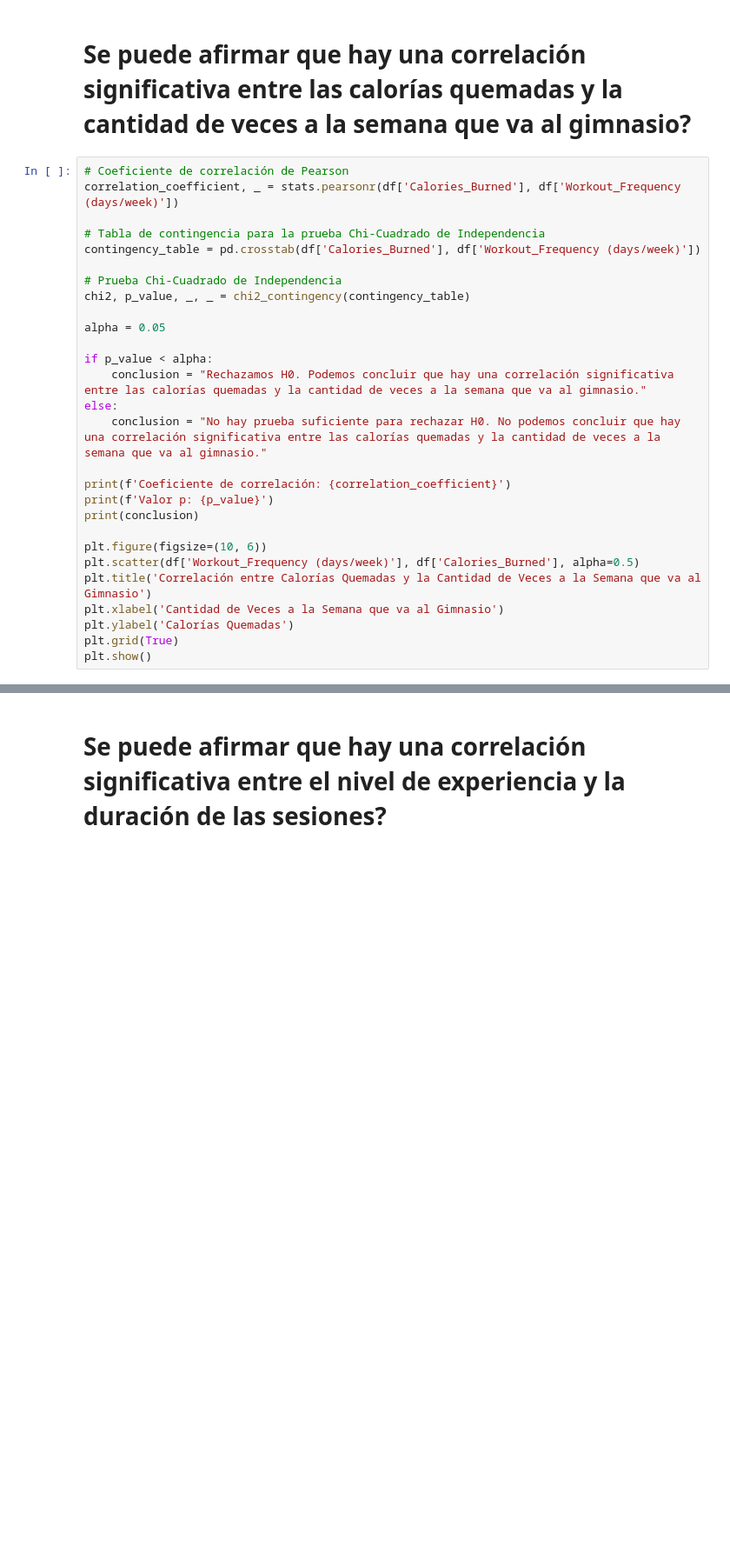
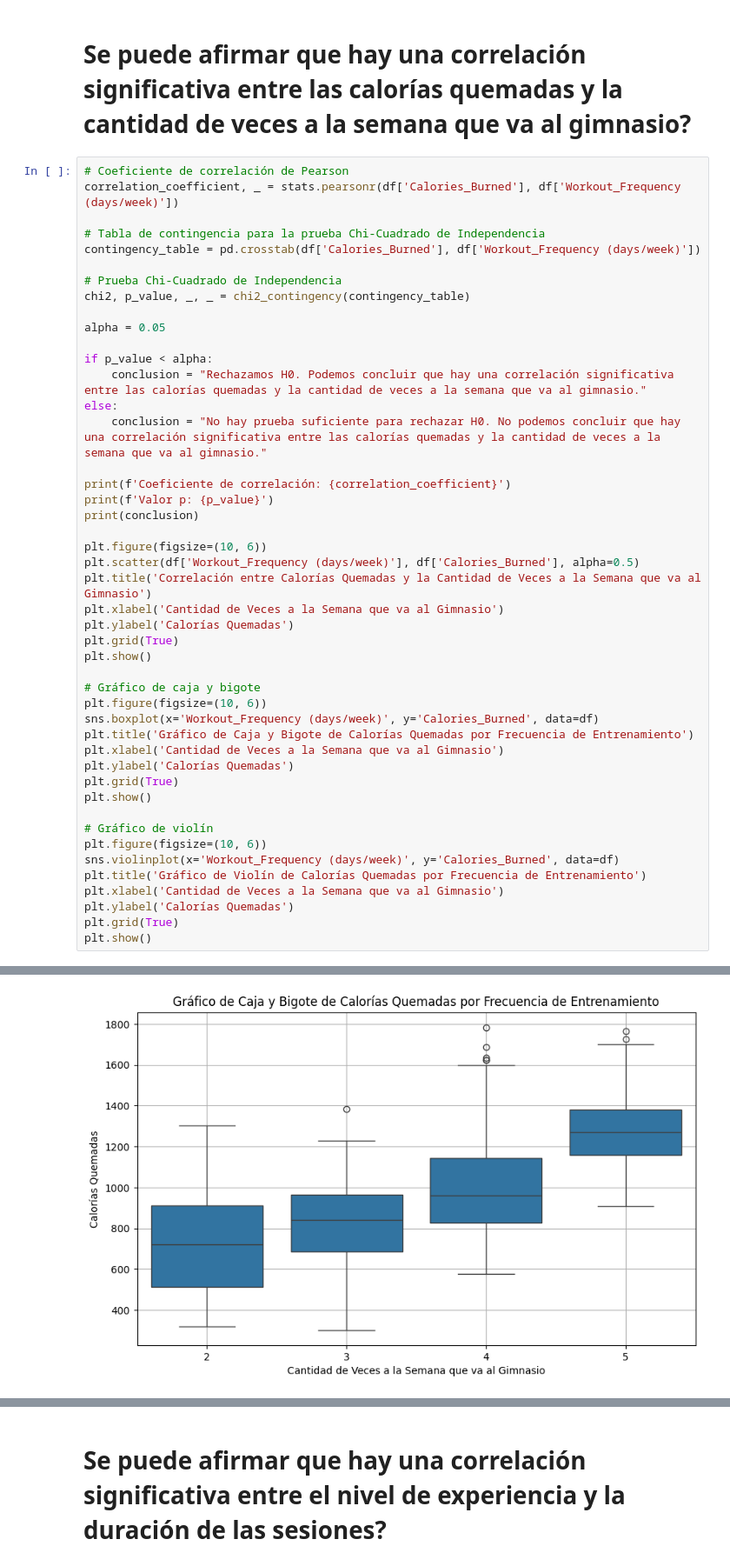
Before and after one commit to Ghavvvo/Proyecto-Final-de-Estadistica, a Jupyter notebook: Proyecto.ipynb, the cells around one changed output, grey strips where cells are left out. Shown at 87% size. Drawn from its saved outputs; the diff is of its cells as text; blank space fills up the shorter version.

```diff
--- a/Proyecto.ipynb
+++ b/Proyecto.ipynb
@@ -524,30 +525,49 @@ correlation_coefficient, _ = stats.pearsonr(df['Calories_Burned'], df['Workout_F
 
 # Tabla de contingencia para la prueba Chi-Cuadrado de Independencia
 contingency_table = pd.crosstab(df['Calories_Burned'], df['Workout_Frequency (days/week)'])
 
 # Prueba Chi-Cuadrado de Independencia
 chi2, p_value, _, _ = chi2_contingency(contingency_table)
 
 alpha = 0.05
 
 if p_value < alpha:
     conclusion = "Rechazamos H0. Podemos concluir que hay una correlación significativa entre las calorías quemadas y la cantidad de veces a la semana que va al gimnasio."
 else:
     conclusion = "No hay prueba suficiente para rechazar H0. No podemos concluir que hay una correlación significativa entre las calorías quemadas y la cantidad de veces a la semana que va al gimnasio."
 
 print(f'Coeficiente de correlación: {correlation_coefficient}')
 print(f'Valor p: {p_value}')
 print(conclusion)
 
 plt.figure(figsize=(10, 6))
 plt.scatter(df['Workout_Frequency (days/week)'], df['Calories_Burned'], alpha=0.5)
 plt.title('Correlación entre Calorías Quemadas y la Cantidad de Veces a la Semana que va al Gimnasio')
 plt.xlabel('Cantidad de Veces a la Semana que va al Gimnasio')
 plt.ylabel('Calorías Quemadas')
 plt.grid(True)
 plt.show()
+
+# Gráfico de caja y bigote
+plt.figure(figsize=(10, 6))
+sns.boxplot(x='Workout_Frequency (days/week)', y='Calories_Burned', data=df)
+plt.title('Gráfico de Caja y Bigote de Calorías Quemadas por Frecuencia de Entrenamiento')
+plt.xlabel('Cantidad de Veces a la Semana que va al Gimnasio')
+plt.ylabel('Calorías Quemadas')
+plt.grid(True)
+plt.show()
+
+# Gráfico de violín
+plt.figure(figsize=(10, 6))
+sns.violinplot(x='Workout_Frequency (days/week)', y='Calories_Burned', data=df)
+plt.title('Gráfico de Violín de Calorías Quemadas por Frecuencia de Entrenamiento')
+plt.xlabel('Cantidad de Veces a la Semana que va al Gimnasio')
+plt.ylabel('Calorías Quemadas')
+plt.grid(True)
+plt.show()
 # %% [output]
 Coeficiente de correlación: 0.5761501254548647
 Valor p: 0.000854127292880474
 Rechazamos H0. Podemos concluir que hay una correlación significativa entre las calorías quemadas y la cantidad de veces a la semana que va al gimnasio.
 [figure]
+[figure, added]
```
Also changed, not shown: parts of 3 cells of this notebook.
